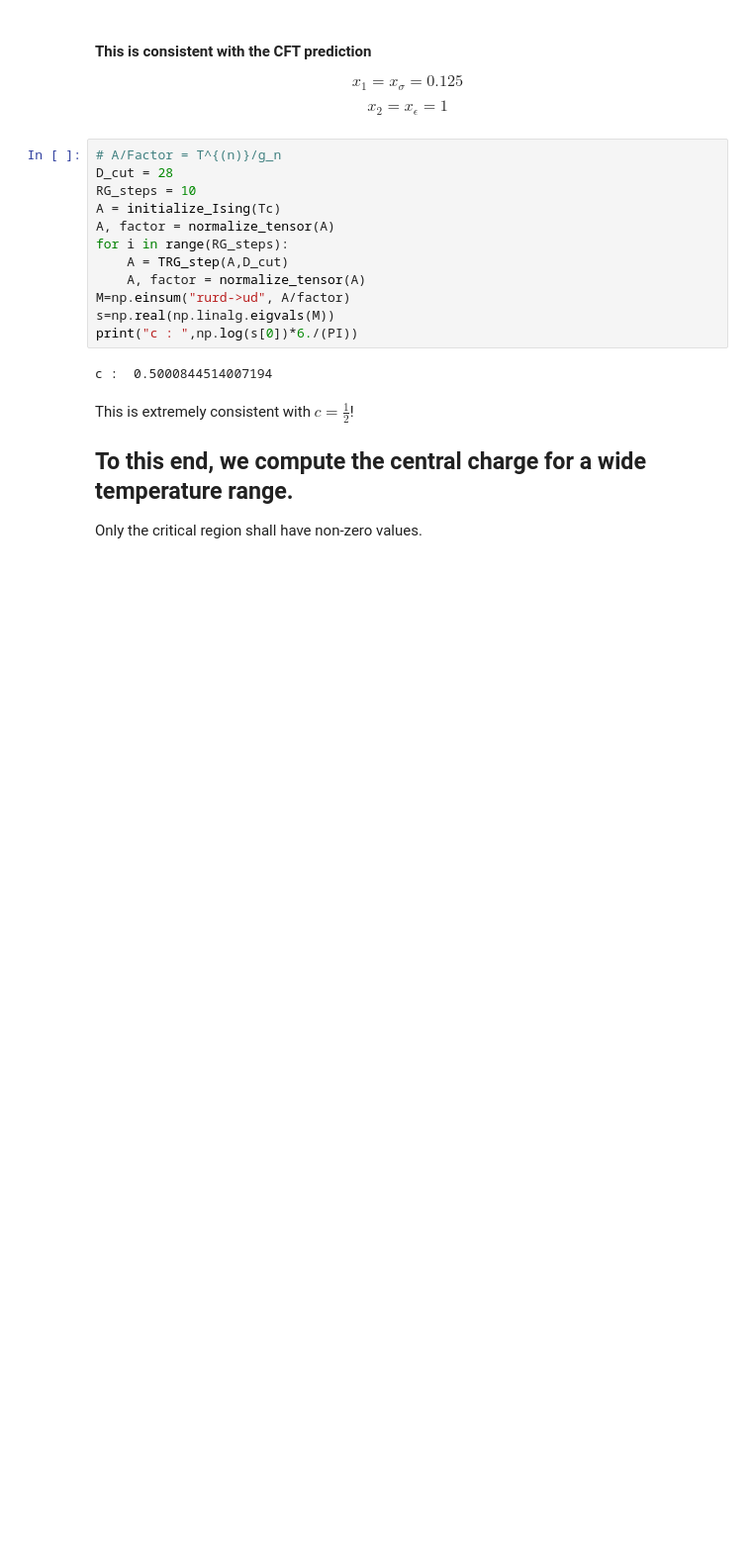
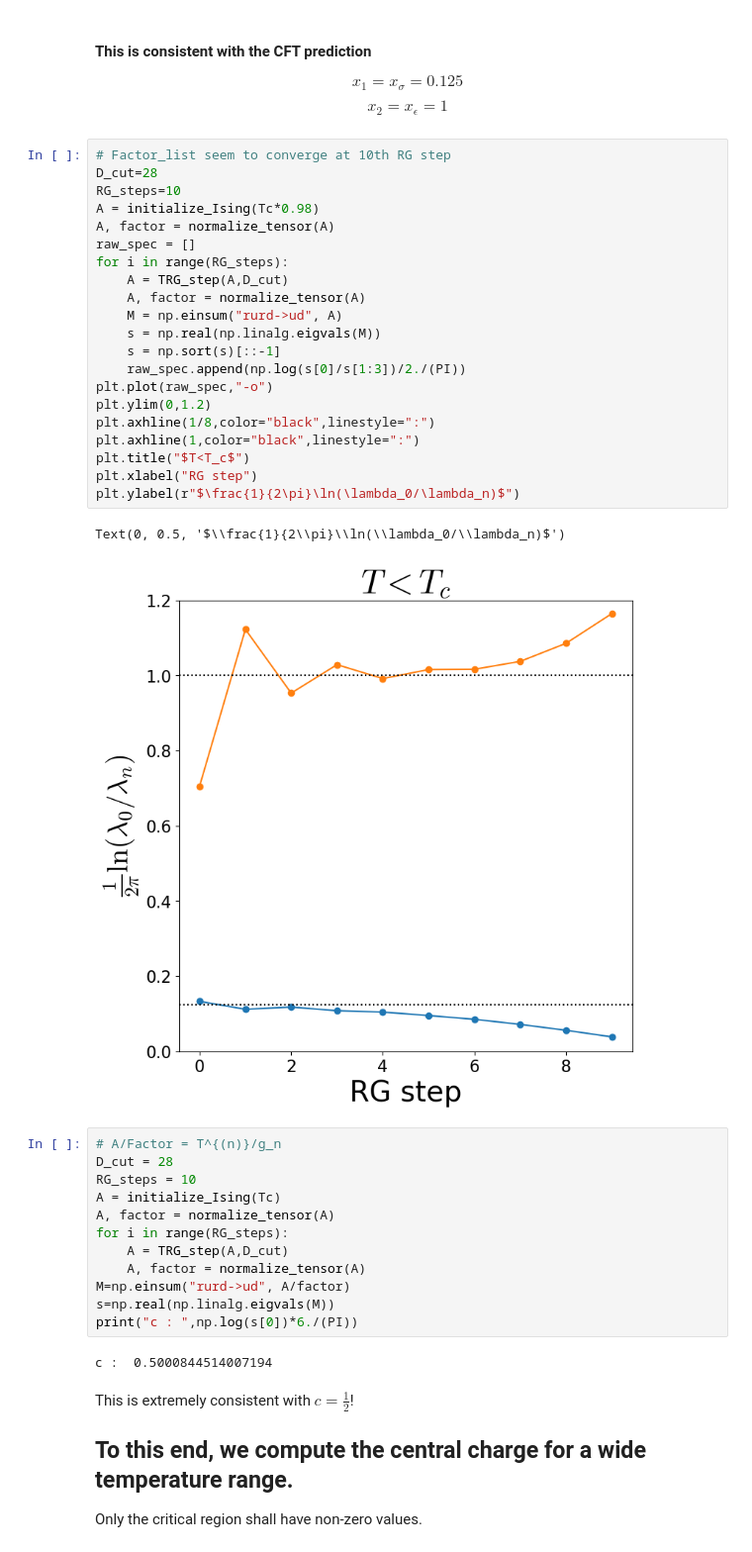
Before and after one commit to dartsushi/Tutorial_Workshop, a Jupyter notebook: Day1/Levin_TRG_Ising_model.ipynb, the cells around one changed output. Shown at 99% size. Saved outputs shown, nothing was run; the diff lists cells and outputs as text; blank space fills up the shorter version.

```diff
--- a/Day1/Levin_TRG_Ising_model.ipynb
+++ b/Day1/Levin_TRG_Ising_model.ipynb
@@ -258,6 +288,30 @@ x2:  1.0068231108486956
 #### This is consistent with the CFT prediction
 $$ x_1 = x_\sigma = 0.125$$
 $$ x_2 = x_\epsilon = 1 $$
+# %%
+# Factor_list seem to converge at 10th RG step
+D_cut=28
+RG_steps=10
+A = initialize_Ising(Tc*0.98)
+A, factor = normalize_tensor(A)
+raw_spec = []
+for i in range(RG_steps):
+    A = TRG_step(A,D_cut)
+    A, factor = normalize_tensor(A)
+    M = np.einsum("rurd->ud", A)
+    s = np.real(np.linalg.eigvals(M))
+    s = np.sort(s)[::-1]
+    raw_spec.append(np.log(s[0]/s[1:3])/2./(PI))
+plt.plot(raw_spec,"-o")
+plt.ylim(0,1.2)
+plt.axhline(1/8,color="black",linestyle=":")
+plt.axhline(1,color="black",linestyle=":")
+plt.title("$T<T_c$")
+plt.xlabel("RG step")
+plt.ylabel(r"$\frac{1}{2\pi}\ln(\lambda_0/\lambda_n)$")
+# %% [output]
+Text(0, 0.5, '$\\frac{1}{2\\pi}\\ln(\\lambda_0/\\lambda_n)$')
+[figure, added]
 # %%
 # A/Factor = T^{(n)}/g_n
 D_cut = 28
```
Also changed, not shown: parts of 2 cells of this notebook.
